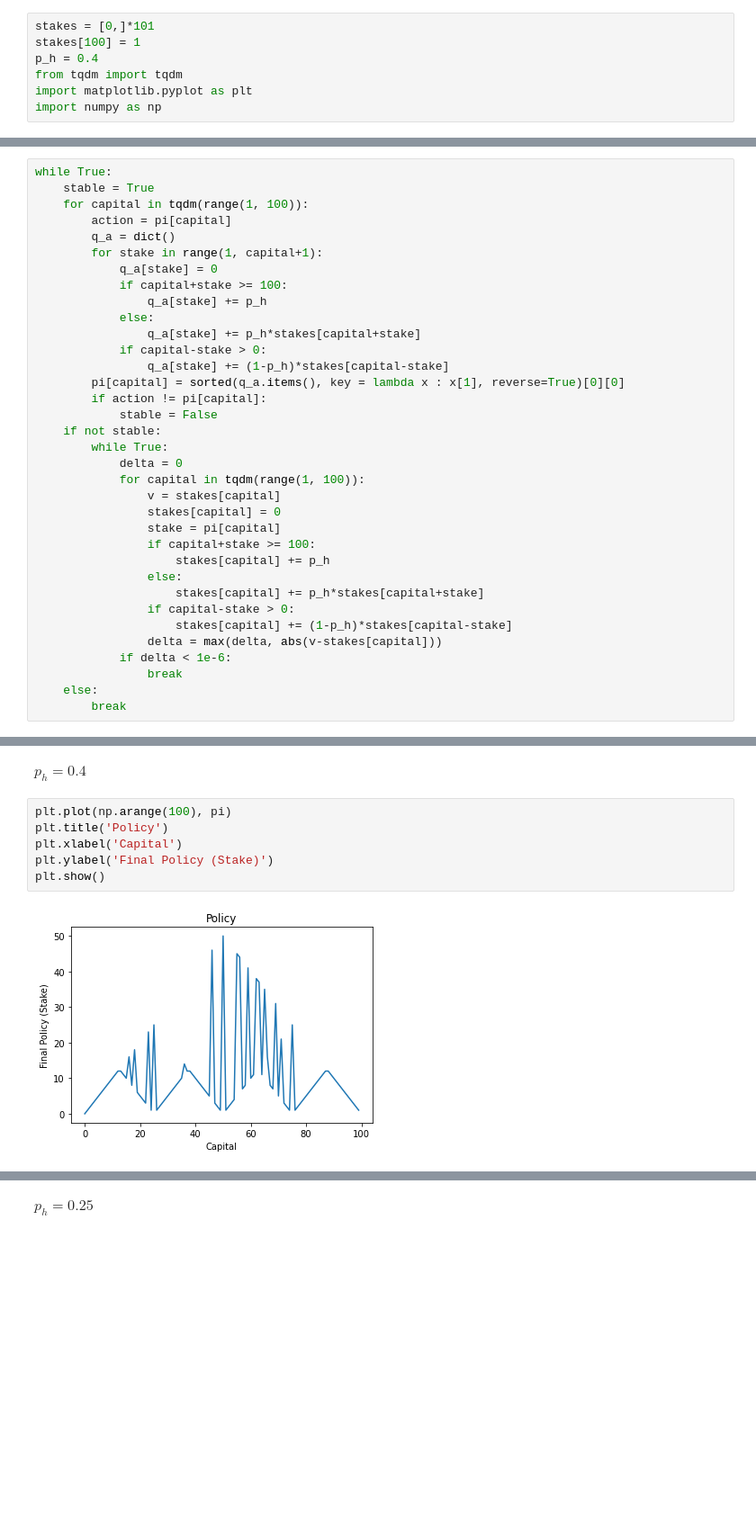
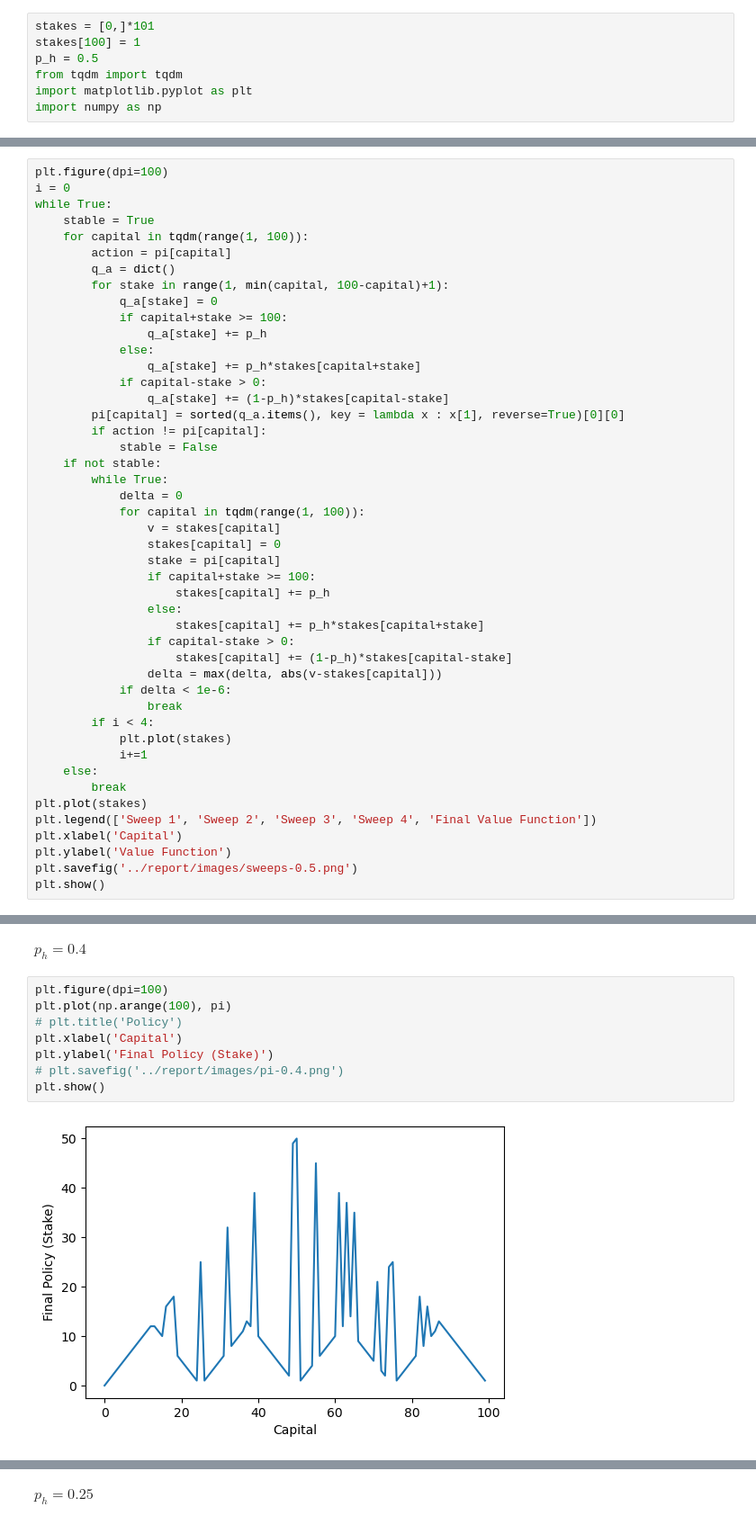
Before and after one commit to balaji1029/reinforcement-learning-sos, a Jupyter notebook: dynamic_programming/Gambler's Problem.ipynb, the cells around one changed output, grey strips where cells are left out. Shown at 90% size. Saved outputs shown, nothing was run; the diff lists cells and outputs as text; blank space fills up the shorter version.

Commit message:
Pushing report

```diff
--- a/dynamic_programming/Gambler's Problem.ipynb
+++ b/dynamic_programming/Gambler's Problem.ipynb
@@ -3,7 +3,7 @@
 # %%
 stakes = [0,]*101
 stakes[100] = 1
-p_h = 0.4
+p_h = 0.5
 from tqdm import tqdm
 import matplotlib.pyplot as plt
 import numpy as np
@@ -32,12 +32,14 @@ plt.plot(np.arange(101),stakes)
 # %%
 pi = [0,]*100
 # %%
+plt.figure(dpi=100)
+i = 0
 while True:
     stable = True
     for capital in tqdm(range(1, 100)):
         action = pi[capital]
         q_a = dict()
-        for stake in range(1, capital+1):
+        for stake in range(1, min(capital, 100-capital)+1):
             q_a[stake] = 0
             if capital+stake >= 100:
                 q_a[stake] += p_h
@@ -64,5 +66,14 @@ while True:
                 delta = max(delta, abs(v-stakes[capital]))
             if delta < 1e-6:
                 break
+        if i < 4:
+            plt.plot(stakes)
+            i+=1
     else:
         break
+plt.plot(stakes)
+plt.legend(['Sweep 1', 'Sweep 2', 'Sweep 3', 'Sweep 4', 'Final Value Function'])
+plt.xlabel('Capital')
+plt.ylabel('Value Function')
+plt.savefig('../report/images/sweeps-0.5.png')
+plt.show()
@@ -69,11 +82,13 @@ while True:
 # %% [markdown]
 $p_h=0.4$
 # %%
+plt.figure(dpi=100)
 plt.plot(np.arange(100), pi)
-plt.title('Policy')
+# plt.title('Policy')
 plt.xlabel('Capital')
 plt.ylabel('Final Policy (Stake)')
+# plt.savefig('../report/images/pi-0.4.png')
 plt.show()
 # %% [output]
-[figure, old version]
+[figure, new version]
 # %%
```
Also changed, not shown: parts of 8 cells of this notebook, 21 other files.
